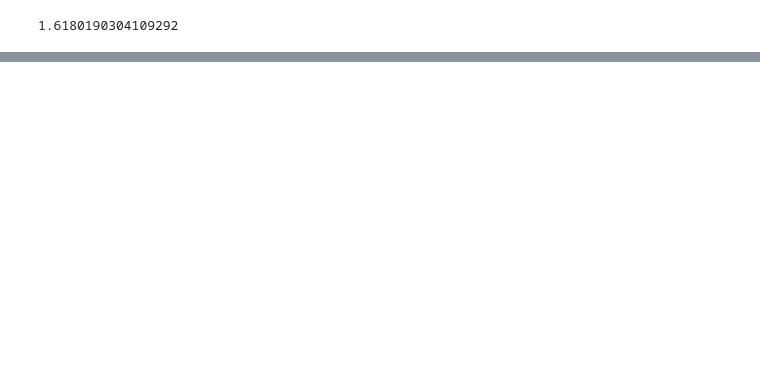
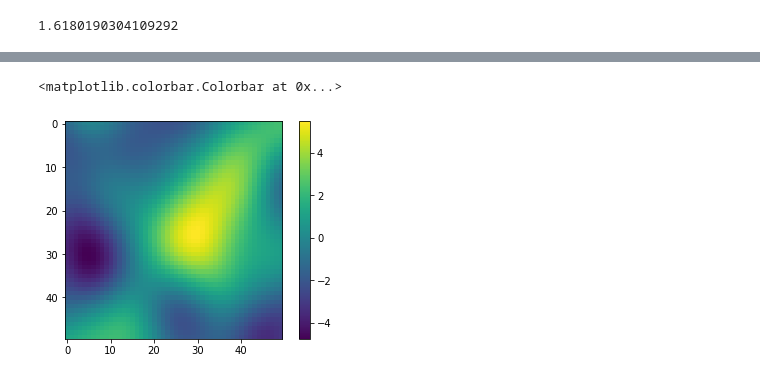
Before and after one commit to SheffieldML/advectionGP, a Jupyter notebook: jupyter/Source for GP and GF comparison.ipynb, the cells around one changed output, grey strips where cells are left out. Cells and saved outputs as stored; diff of their text form; code cells hidden in the pictures; blank space fills up the shorter version.

```diff
--- a/jupyter/Source for GP and GF comparison.ipynb
+++ b/jupyter/Source for GP and GF comparison.ipynb
@@ -239,0 +252,6 @@ np.mean((meanGPWind-concTrain)**2)
+# %%
+plt.imshow(concTrain[10])
+plt.colorbar()
+# %% [output]
+<matplotlib.colorbar.Colorbar at 0x...>
+[figure, added]
```
Also changed, not shown: parts of 21 cells of this notebook, 10 other files.
